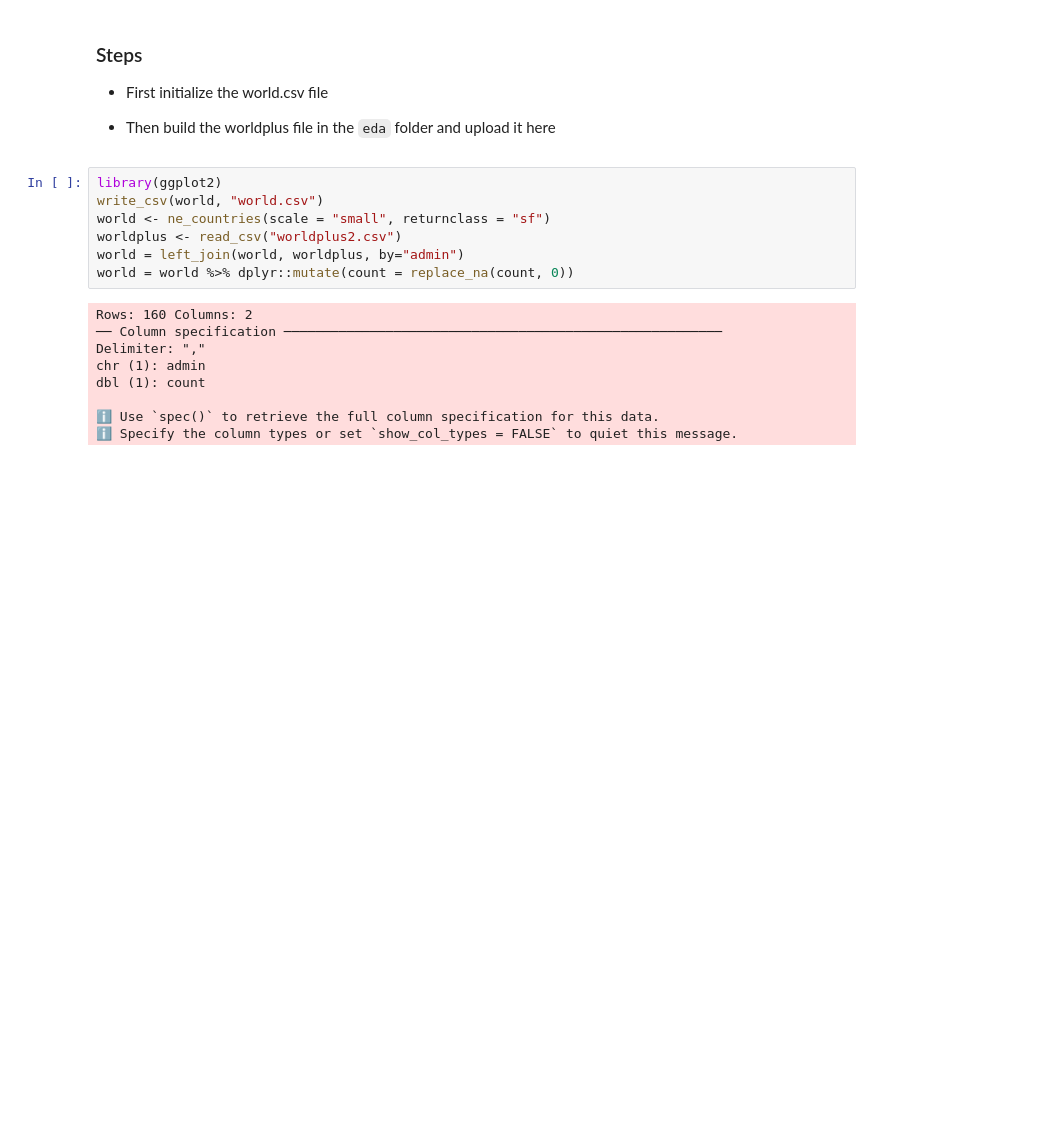
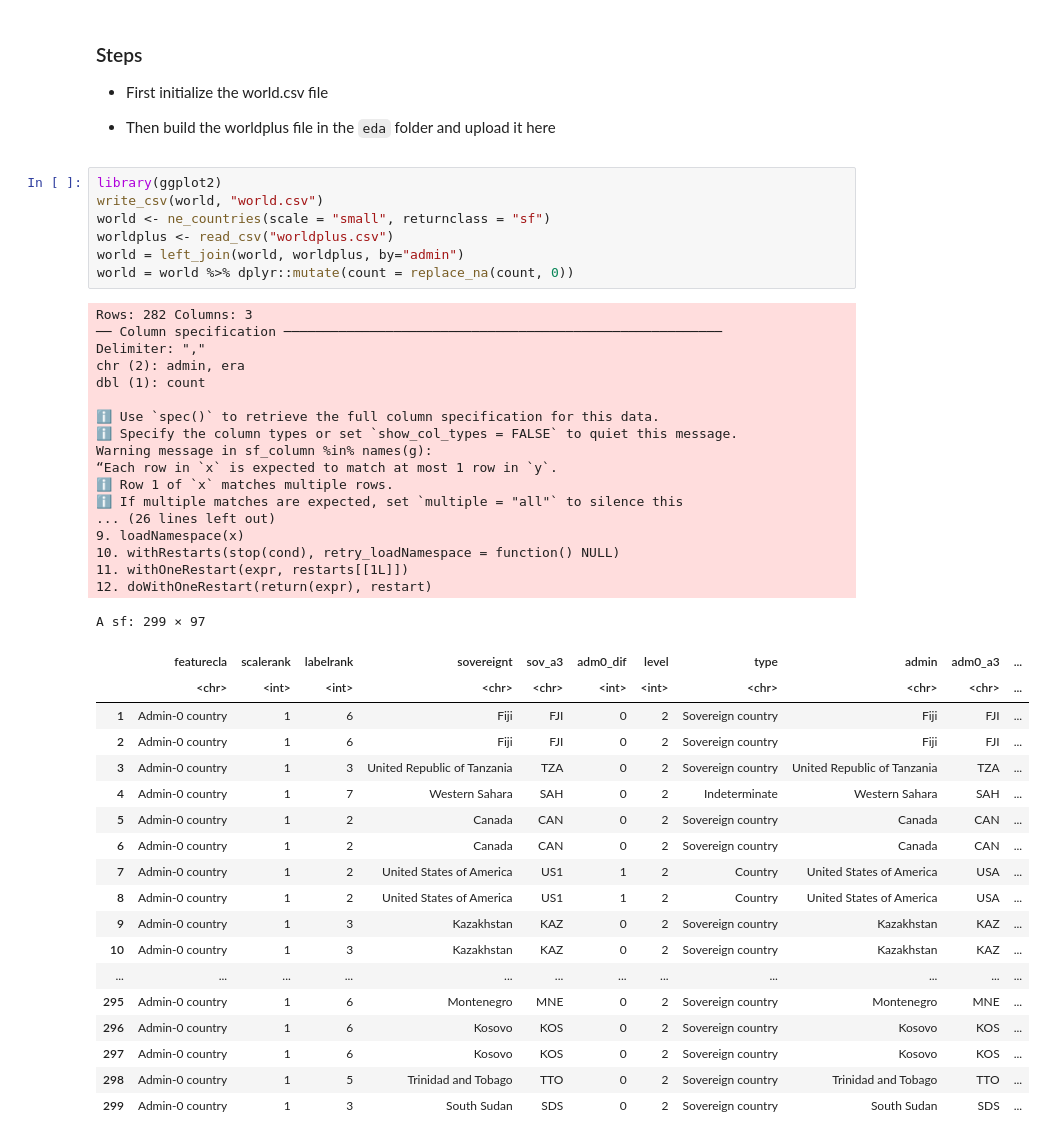
Before and after one commit to AbeHandler/AbeHandler.github.io, a Jupyter notebook: Chloropleth.ipynb, the cells around one changed output. Drawn from its saved outputs; the diff is of its cells as text; blank space fills up the shorter version.

```diff
--- a/Chloropleth.ipynb
+++ b/Chloropleth.ipynb
@@ -39,19 +39,47 @@ Warning message in install.packages("tidyverse"):
 # %%
 library(ggplot2)
 write_csv(world, "world.csv")
 world <- ne_countries(scale = "small", returnclass = "sf")
-worldplus <- read_csv("worldplus2.csv")
+worldplus <- read_csv("worldplus.csv")
 world = left_join(world, worldplus, by="admin")
 world = world %>% dplyr::mutate(count = replace_na(count, 0))
 # %% [output]
-Rows: 160 Columns: 2
+Rows: 282 Columns: 3
 ── Column specification ────────────────────────────────────────────────────────
 Delimiter: ","
-chr (1): admin
+chr (2): admin, era
 dbl (1): count
 
 ℹ Use `spec()` to retrieve the full column specification for this data.
 ℹ Specify the column types or set `show_col_types = FALSE` to quiet this message.
+Warning message in sf_column %in% names(g):
+“Each row in `x` is expected to match at most 1 row in `y`.
+ℹ Row 1 of `x` matches multiple rows.
+ℹ If multiple matches are expected, set `multiple = "all"` to silence this
+... (26 lines left out)
+9. loadNamespace(x)
+10. withRestarts(stop(cond), retry_loadNamespace = function() NULL)
+11. withOneRestart(expr, restarts[[1L]])
+12. doWithOneRestart(return(expr), restart)
+A sf: 299 × 97
+|  | featurecla | scalerank | labelrank | sovereignt | sov_a3 | adm0_dif | level | type | admin | adm0_a3 | ... |
+|  | <chr> | <int> | <int> | <chr> | <chr> | <int> | <int> | <chr> | <chr> | <chr> | ... |
+| 1 | Admin-0 country | 1 | 6 | Fiji | FJI | 0 | 2 | Sovereign country | Fiji | FJI | ... |
+| 2 | Admin-0 country | 1 | 6 | Fiji | FJI | 0 | 2 | Sovereign country | Fiji | FJI | ... |
+| 3 | Admin-0 country | 1 | 3 | United Republic of Tanzania | TZA | 0 | 2 | Sovereign country | United Republic of Tanzania | TZA | ... |
+| 4 | Admin-0 country | 1 | 7 | Western Sahara | SAH | 0 | 2 | Indeterminate | Western Sahara | SAH | ... |
+| 5 | Admin-0 country | 1 | 2 | Canada | CAN | 0 | 2 | Sovereign country | Canada | CAN | ... |
+| 6 | Admin-0 country | 1 | 2 | Canada | CAN | 0 | 2 | Sovereign country | Canada | CAN | ... |
+| 7 | Admin-0 country | 1 | 2 | United States of America | US1 | 1 | 2 | Country | United States of America | USA | ... |
+| 8 | Admin-0 country | 1 | 2 | United States of America | US1 | 1 | 2 | Country | United States of America | USA | ... |
+| 9 | Admin-0 country | 1 | 3 | Kazakhstan | KAZ | 0 | 2 | Sovereign country | Kazakhstan | KAZ | ... |
+| 10 | Admin-0 country | 1 | 3 | Kazakhstan | KAZ | 0 | 2 | Sovereign country | Kazakhstan | KAZ | ... |
+| ... | ... | ... | ... | ... | ... | ... | ... | ... | ... | ... | ... |
+| 295 | Admin-0 country | 1 | 6 | Montenegro | MNE | 0 | 2 | Sovereign country | Montenegro | MNE | ... |
+| 296 | Admin-0 country | 1 | 6 | Kosovo | KOS | 0 | 2 | Sovereign country | Kosovo | KOS | ... |
+| 297 | Admin-0 country | 1 | 6 | Kosovo | KOS | 0 | 2 | Sovereign country | Kosovo | KOS | ... |
+| 298 | Admin-0 country | 1 | 5 | Trinidad and Tobago | TTO | 0 | 2 | Sovereign country | Trinidad and Tobago | TTO | ... |
+| 299 | Admin-0 country | 1 | 3 | South Sudan | SDS | 0 | 2 | Sovereign country | South Sudan | SDS | ... |
 # %%
 world %>%
   ggplot() +
```
Also changed, not shown: parts of 1 cell of this notebook.
